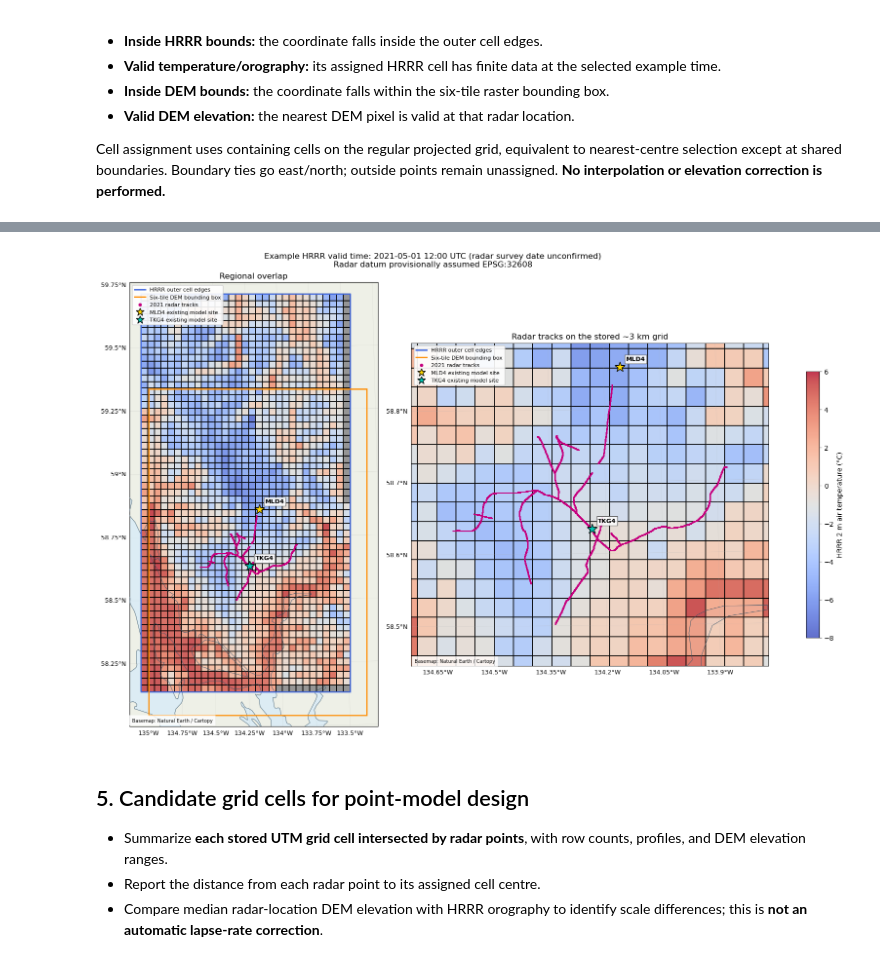
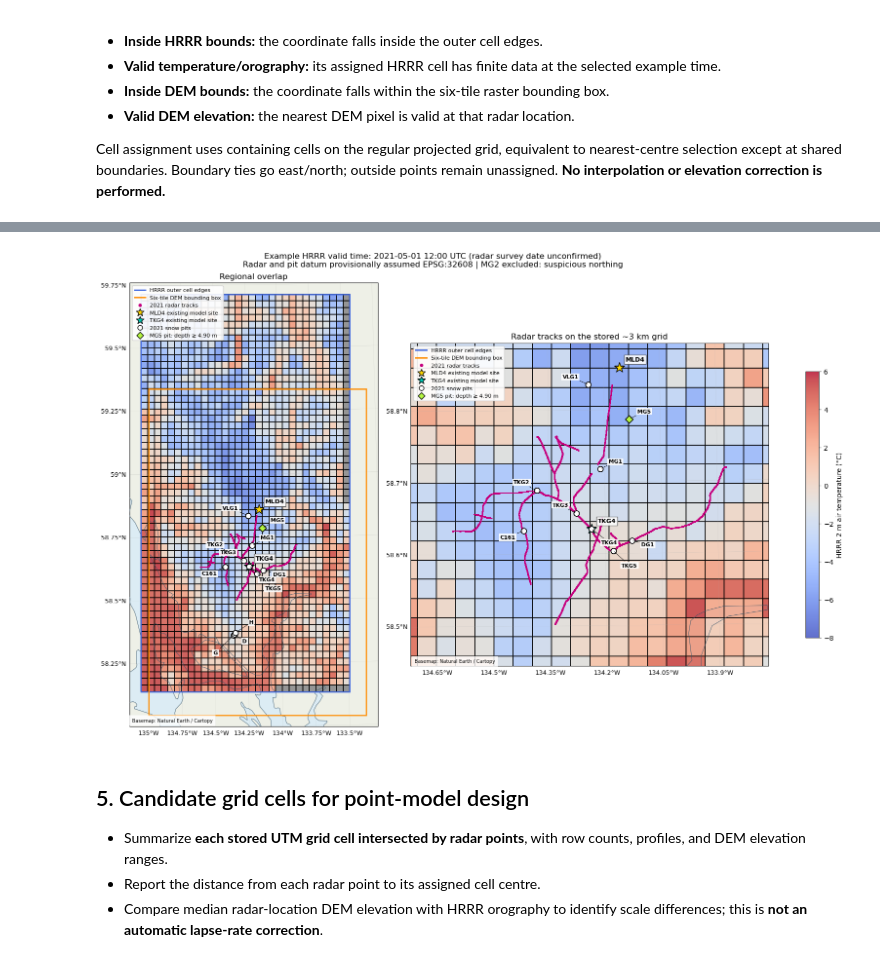
Before and after one commit to cassielumbrazo/jif_snow_modeling, a Jupyter notebook: radar/02_radar_hrrrak_dem_coverage.ipynb, the cells around one changed output, grey strips where cells are left out. Drawn from its saved outputs; the diff is of its cells as text; code cells hidden in the pictures.

Commit message:
Add TKG4 2021 model, radar, and snow-pit comparisons

```diff
--- a/radar/02_radar_hrrrak_dem_coverage.ipynb
+++ b/radar/02_radar_hrrrak_dem_coverage.ipynb
@@ -37,6 +37,7 @@ import cartopy.feature as cfeature
 HRRR_PATH = Path('/hdd/snow_hydrology/hrrrak/icefield_domain/netcdf/hrrrak_merged_grib_f567_WY2021_utm.nc')
 RADAR_PATH = Path('/hdd/snow_hydrology/JIF_radar/ml_swe_2021.csv')
 DEM_PATH = Path('/hdd/snow_hydrology/DEMs/ArcticDEM_edits/icefield_domain/jif_mosaic/jif_tiles_utm8n_20m.tif')
+PIT_PATH = Path('/hdd/snow_hydrology/JIF_radar/jif_snow_pit_sites_2021.csv')
 RADAR_EPSG = 32608  # Provisional WGS 84 / UTM 8N assumption; datum not specified in radar readme.
 TARGET_TIME_UTC = pd.Timestamp('2021-05-01T12:00:00')  # Example only; update when survey dates are known.
 TIME_TOLERANCE = pd.Timedelta('1h')
@@ -50,7 +51,7 @@ DATA_DIR = REPO_ROOT / 'radar' / 'data'
 if SAVE_OUTPUTS:
     FIGURE_DIR.mkdir(exist_ok=True)
     DATA_DIR.mkdir(exist_ok=True)
-for path in [HRRR_PATH, RADAR_PATH, DEM_PATH]:
+for path in [HRRR_PATH, RADAR_PATH, DEM_PATH, PIT_PATH]:
     if not path.is_file():
         raise FileNotFoundError(path)
 print('Python:', sys.executable)
@@ -304,36 +374,39 @@ legend_handles = [Line2D([], [], color='royalblue', linewidth=2, label='HRRR out
                   Line2D([], [], color='#c6007e', marker='o', linestyle='none', markersize=4, label='2021 radar tracks')]
 for ax, bounds, title in zip(axes, [regional_bounds, zoom_bounds],
                              ['Regional overlap', 'Radar tracks on the stored ~3 km grid']):
     ax.set_xlim(bounds[0], bounds[2]); ax.set_ylim(bounds[1], bounds[3])
     ax.add_feature(cfeature.OCEAN.with_scale('10m'), facecolor='#dcecf4', zorder=0)
     ax.add_feature(cfeature.LAND.with_scale('10m'), facecolor='#eef0e7', zorder=0)
     ax.pcolormesh(x_edges, y_edges, np.where(np.isfinite(temp_c), np.nan, 1),
                    transform=map_crs, cmap='Greys', vmin=0, vmax=2, shading='flat', zorder=1)
     mesh = ax.pcolormesh(x_edges, y_edges, np.ma.masked_invalid(temp_c), transform=map_crs,
                          cmap='coolwarm', vmin=vmin, vmax=vmax, shading='flat', alpha=0.8,
                          edgecolors=(0, 0, 0, 0.22), linewidth=0.2, zorder=2)
     ax.coastlines(resolution='10m', color='#38566b', linewidth=0.6, zorder=3)
     for rectangle, colour in [(hrrr_bounds, 'royalblue'), (dem_bounds, 'darkorange')]:
         left, bottom, right, top = rectangle
         ax.add_patch(Rectangle((left, bottom), right - left, top - bottom, fill=False,
                                 edgecolor=colour, linewidth=1.8, transform=map_crs, zorder=4))
     ax.scatter(gx, gy, transform=map_crs, s=0.6, color='#c6007e', rasterized=True, zorder=5)
     grid = ax.gridlines(draw_labels=True, linewidth=0.3, alpha=0.4)
     grid.top_labels = False; grid.right_labels = False
     grid.xlabel_style = {'size': 9}; grid.ylabel_style = {'size': 9}
     ax.set_title(title)
     add_reference_sites(ax)
-    ax.legend(handles=legend_handles + reference_site_handles, loc='upper left', fontsize=8, framealpha=0.9)
+    add_snow_pits(ax, bounds, regional=(ax is axes[0]))
+    # Reapply fixed bounds so added observations cannot change framing.
+    ax.set_xlim(bounds[0], bounds[2]); ax.set_ylim(bounds[1], bounds[3])
+    ax.legend(handles=legend_handles + reference_site_handles + pit_handles, loc='upper left', fontsize=8, framealpha=0.9)
     ax.text(0.01, 0.01, 'Basemap: Natural Earth / Cartopy', transform=ax.transAxes,
              fontsize=7, zorder=6, bbox={'facecolor': 'white', 'alpha': 0.8, 'edgecolor': 'none'})
 fig.colorbar(mesh, ax=list(axes), shrink=0.6, label='HRRR 2 m air temperature (°C)')
 fig.suptitle(f'Example HRRR valid time: {actual_time:%Y-%m-%d %H:%M} UTC (radar survey date unconfirmed)\n'
-             f'Radar datum provisionally assumed EPSG:{RADAR_EPSG}', fontsize=12)
+             f'Radar and pit datum provisionally assumed EPSG:{RADAR_EPSG} | MG2 excluded: suspicious northing', fontsize=12)
 if SAVE_OUTPUTS:
     fig.savefig(FIGURE_DIR / 'radar_hrrrak_dem_coverage_2021.png', dpi=180, bbox_inches='tight')
 plt.show()
 # %% [output]
-[figure, old version]
+[figure, new version]
 # %% [markdown]
 ## 5. Candidate grid cells for point-model design
 
```
Also changed, not shown: parts of 5 cells of this notebook, 4 other files.
